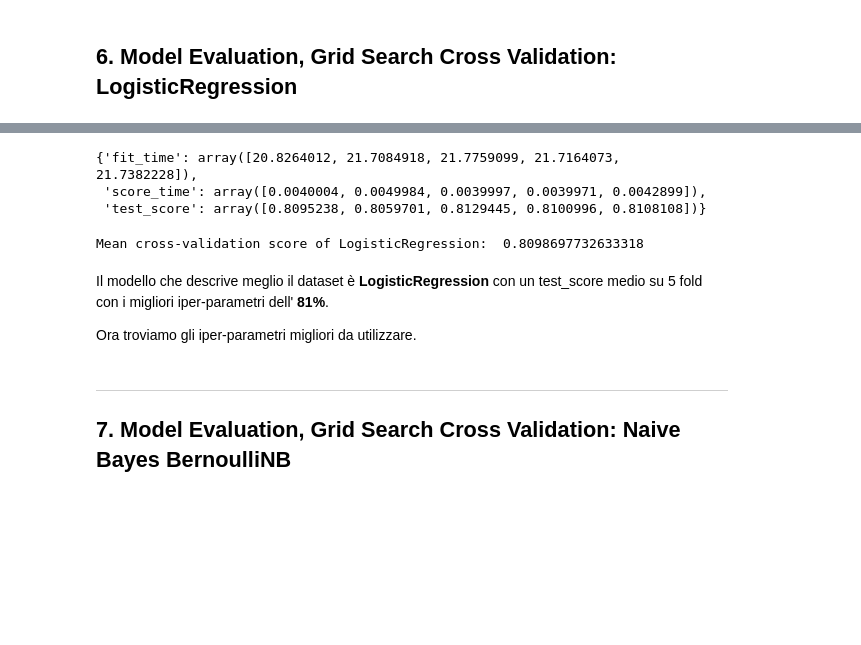
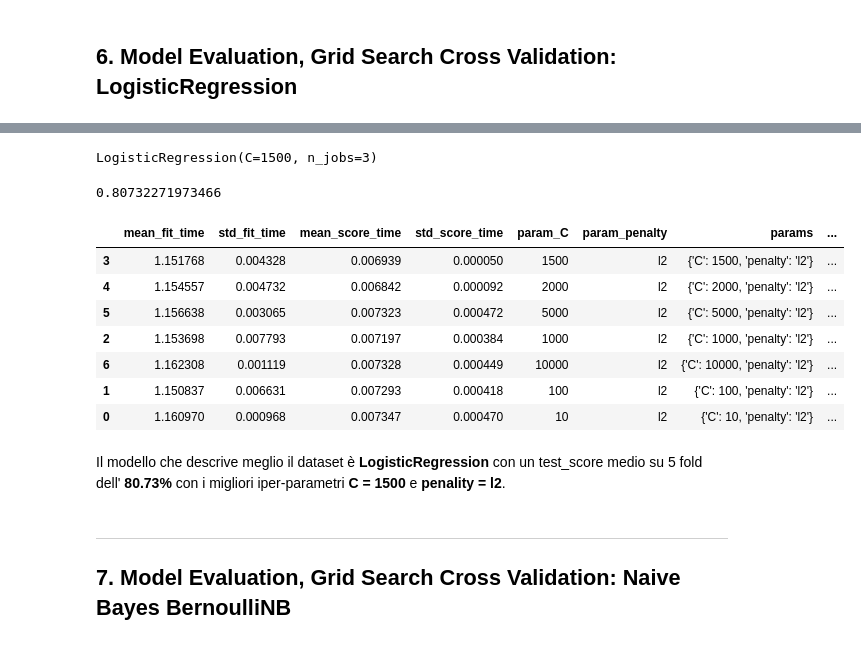
Before and after one commit to AlexGabbia/DataScience_Workshops, a Jupyter notebook: 6_workshop_Telco_churn/6_workshop_Telco_churn_gruppo.ipynb, the cells around one changed output, grey strips where cells are left out. Drawn from its saved outputs; the diff is of its cells as text; code cells hidden in the pictures; blank space fills up the shorter version.

```diff
--- a/6_workshop_Telco_churn/6_workshop_Telco_churn_gruppo.ipynb
+++ b/6_workshop_Telco_churn/6_workshop_Telco_churn_gruppo.ipynb
@@ -405,10 +407,27 @@ Mean cross-validation score of DecisionTreeClassifier:  0.7915254048796861
 log_reg = LogisticRegression(n_jobs=3)
 
 #Lista dei parametri da analizzare
-param_grid = {'penalty': ['l1', 'l2'], 'C': [0.001, 0.01, 0.1, 1, 10, 100]}
+param_grid = {'penalty': ['l2'],
+              'C': [10, 100, 1000, 1500, 2000, 5000, 10000]}
 
 # StratifiedKFold strati esterni, divisione per 5
-outer_cv = StratifiedKFold(n_splits=5, shuffle=True, random_state=42)
+outer_cv = KFold(n_splits=5, shuffle=True, random_state=0)
 
 # StratifiedKFold strati interni per ogni fold, divizione per 3
-inner_cv = StratifiedKFold(n_splits=3, shuffle=True, random_state=42)
+inner_cv = KFold(n_splits=3, shuffle=True, random_state=0)
+
+#Lista vuota per i migliori iper-parametri per ogni fold
+best_params_per_fold = []
+
+for train_index, test_index in outer_cv.split(df_opt, df_target):
+    X_train, X_test = df_opt.iloc[train_index], df_opt.iloc[test_index]
+    y_train, y_test = df_target.iloc[train_index], df_target.iloc[test_index]
+
+    grid_search = GridSearchCV(log_reg, param_grid, scoring='accuracy', cv=inner_cv)
+    grid_search.fit(X_train, y_train)
+
+    best_params_per_fold.append(grid_search.best_params_)
+
+print("I migliori iper-parametri per Fold:")
+for i, best_params in enumerate(best_params_per_fold, start=1):
+    print(f"Fold {i}: {best_params}")
@@ -421,17 +441,25 @@ cv_results_B = cross_validate(GridSearchCV(log_reg, param_grid, scoring='accurac
-# %%
-cv_results_B
-# %% [output]
-{'fit_time': array([20.8264012, 21.7084918, 21.7759099, 21.7164073, 21.7382228]),
- 'score_time': array([0.0040004, 0.0049984, 0.0039997, 0.0039971, 0.0042899]),
- 'test_score': array([0.8095238, 0.8059701, 0.8129445, 0.8100996, 0.8108108])}
-# %%
-print("Mean cross-validation score of LogisticRegression: ", cv_results_B['test_score'].mean())
-# %% [output]
-Mean cross-validation score of LogisticRegression:  0.8098697732633318
+# %%
+grid_search.best_estimator_
+# %% [output]
+LogisticRegression(C=1500, n_jobs=3)
+# %%
+grid_search.best_score_
+# %% [output]
+0.80732271973466
+# %%
+#stampa una tabella del gridsearch mettendolo in ordine dal rank_test_score più alto al più basso
+pd.DataFrame(grid_search.cv_results_).sort_values(by='rank_test_score')
+# %% [output]
+|  | mean_fit_time | std_fit_time | mean_score_time | std_score_time | param_C | param_penalty | params | ... |
+| 3 | 1.151768 | 0.004328 | 0.006939 | 0.000050 | 1500 | l2 | {'C': 1500, 'penalty': 'l2'} | ... |
+| 4 | 1.154557 | 0.004732 | 0.006842 | 0.000092 | 2000 | l2 | {'C': 2000, 'penalty': 'l2'} | ... |
+| 5 | 1.156638 | 0.003065 | 0.007323 | 0.000472 | 5000 | l2 | {'C': 5000, 'penalty': 'l2'} | ... |
+| 2 | 1.153698 | 0.007793 | 0.007197 | 0.000384 | 1000 | l2 | {'C': 1000, 'penalty': 'l2'} | ... |
+| 6 | 1.162308 | 0.001119 | 0.007328 | 0.000449 | 10000 | l2 | {'C': 10000, 'penalty': 'l2'} | ... |
+| 1 | 1.150837 | 0.006631 | 0.007293 | 0.000418 | 100 | l2 | {'C': 100, 'penalty': 'l2'} | ... |
+| 0 | 1.160970 | 0.000968 | 0.007347 | 0.000470 | 10 | l2 | {'C': 10, 'penalty': 'l2'} | ... |
 # %% [markdown]
-Il modello che descrive meglio il dataset è __LogisticRegression__ con un test_score medio su 5 fold con i migliori iper-parametri dell' __81%__.
-
-Ora troviamo gli iper-parametri migliori da utilizzare.
+Il modello che descrive meglio il dataset è __LogisticRegression__ con un test_score medio su 5 fold dell' __80.73%__ con i migliori iper-parametri __C = 1500__ e __penality = l2__.
 # %% [markdown]
 ---
 ## 7. Model Evaluation, Grid Search Cross Validation: Naive Bayes BernoulliNB
```
Also changed, not shown: parts of 7 cells of this notebook.
